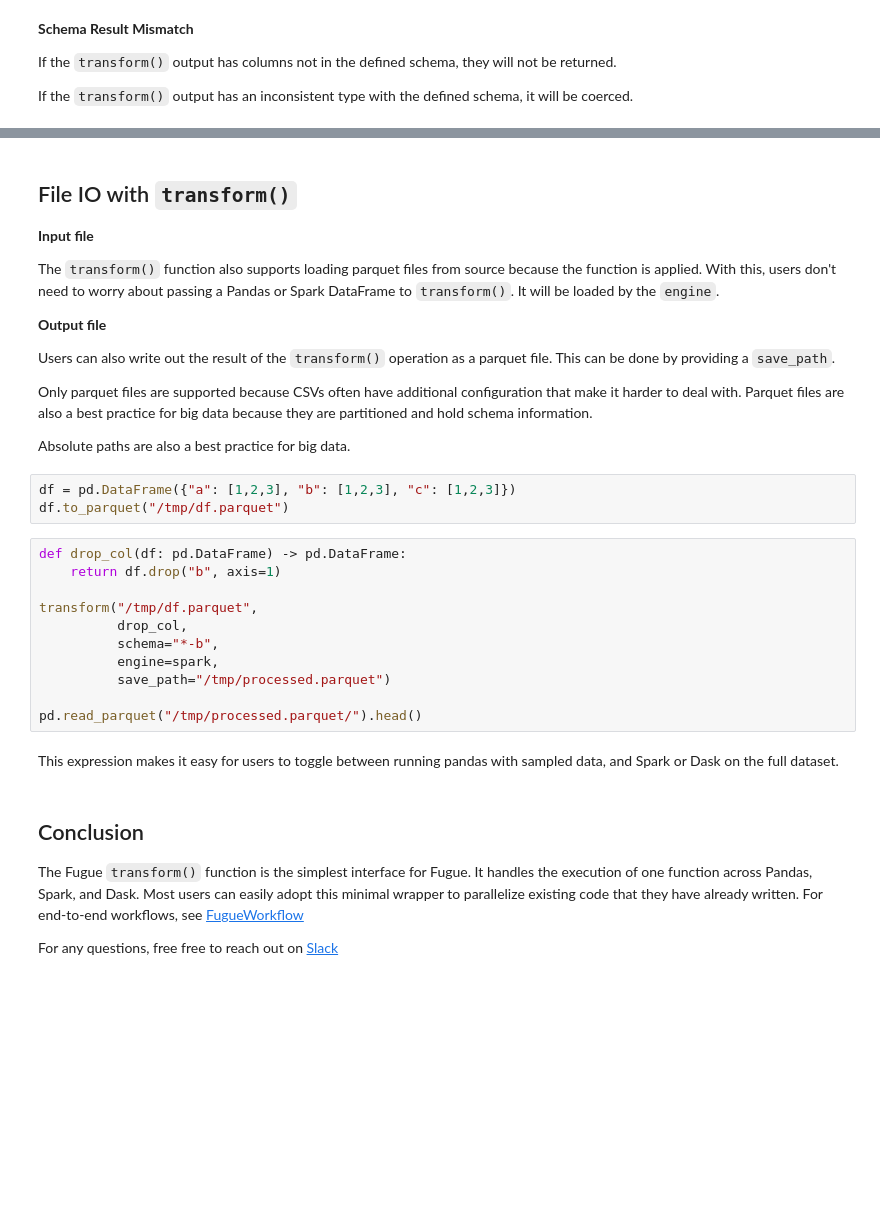
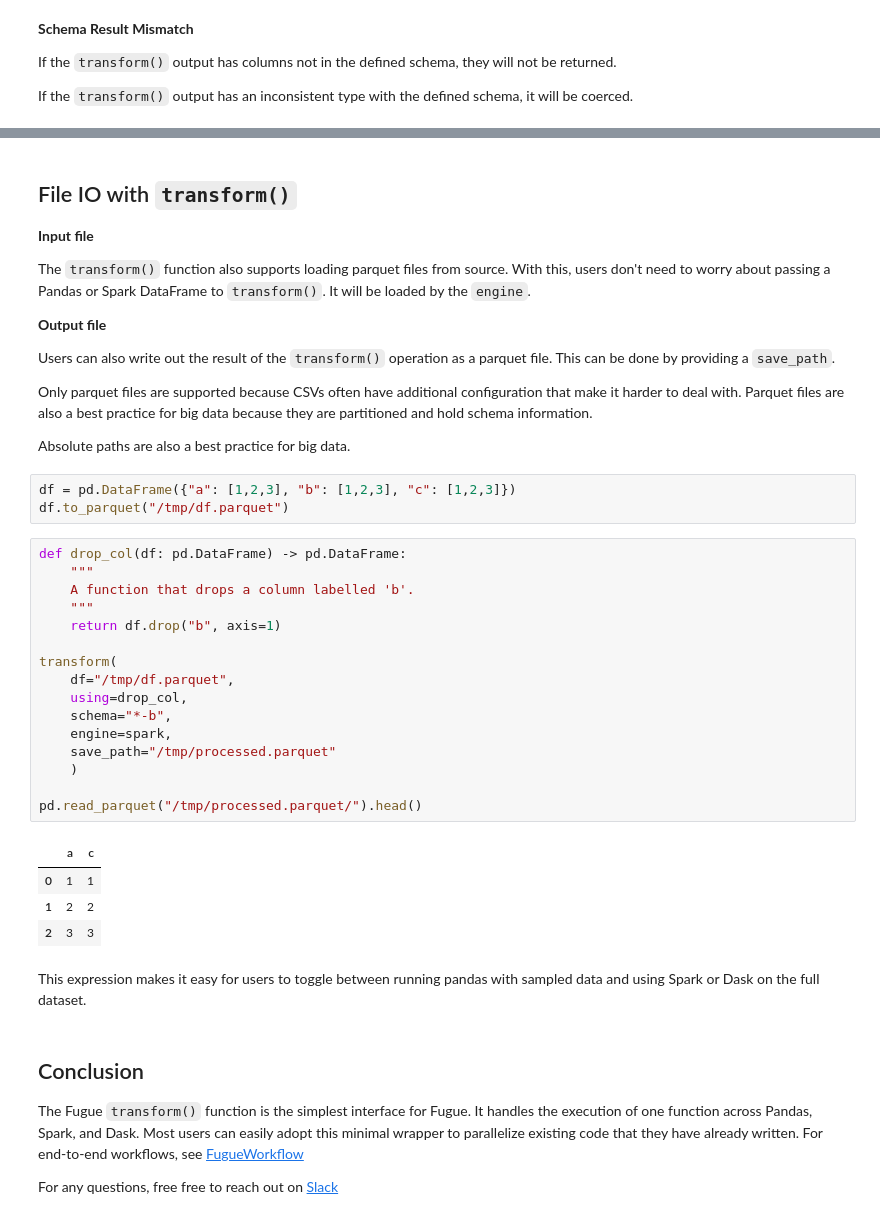
Before and after one commit to fugue-project/tutorials, a Jupyter notebook: tutorials/ten_minutes.ipynb, the cells around one changed output, grey strips where cells are left out. Saved outputs shown, nothing was run; the diff lists cells and outputs as text; blank space fills up the shorter version.

```diff
--- a/tutorials/ten_minutes.ipynb
+++ b/tutorials/ten_minutes.ipynb
@@ -501,7 +610,7 @@ transform(df, no_op)
 
 **Input file**
 
-The `transform()` function also supports loading parquet files from source because the function is applied. With this, users don't need to worry about passing a Pandas or Spark DataFrame to `transform()`. It will be loaded by the `engine`.
+The `transform()` function also supports loading parquet files from source. With this, users don't need to worry about passing a Pandas or Spark DataFrame to `transform()`. It will be loaded by the `engine`.
 
 **Output file**
 
@@ -515,17 +624,27 @@ df = pd.DataFrame({"a": [1,2,3], "b": [1,2,3], "c": [1,2,3]})
 df.to_parquet("/tmp/df.parquet")
 # %%
 def drop_col(df: pd.DataFrame) -> pd.DataFrame:
+    """
+    A function that drops a column labelled 'b'.
+    """
     return df.drop("b", axis=1)
 
-transform("/tmp/df.parquet",
-          drop_col,
-          schema="*-b",
-          engine=spark,
-          save_path="/tmp/processed.parquet")
+transform(
+    df="/tmp/df.parquet",
+    using=drop_col,
+    schema="*-b",
+    engine=spark,
+    save_path="/tmp/processed.parquet"
+    )
 
 pd.read_parquet("/tmp/processed.parquet/").head()
+# %% [output]
+|  | a | c |
+| 0 | 1 | 1 |
+| 1 | 2 | 2 |
+| 2 | 3 | 3 |
 # %% [markdown]
-This expression makes it easy for users to toggle between running pandas with sampled data, and Spark or Dask on the full dataset.
+This expression makes it easy for users to toggle between running pandas with sampled data and using Spark or Dask on the full dataset.
 # %% [markdown]
 ## Conclusion
 
```
Also changed, not shown: parts of 12 cells of this notebook.
